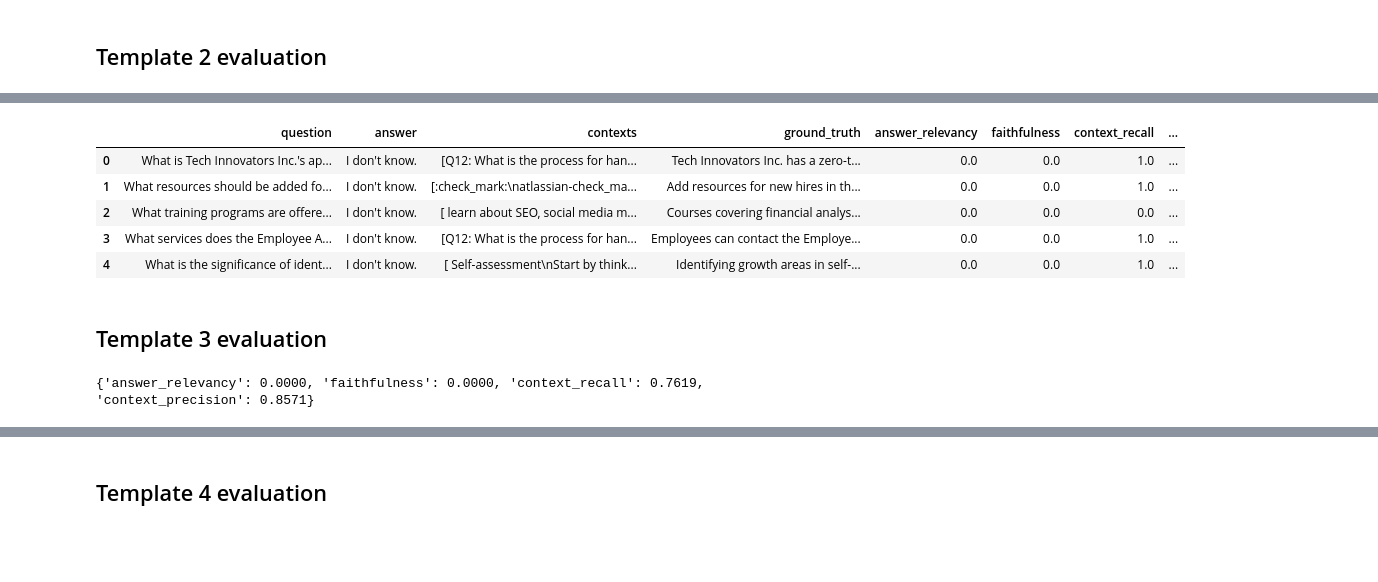
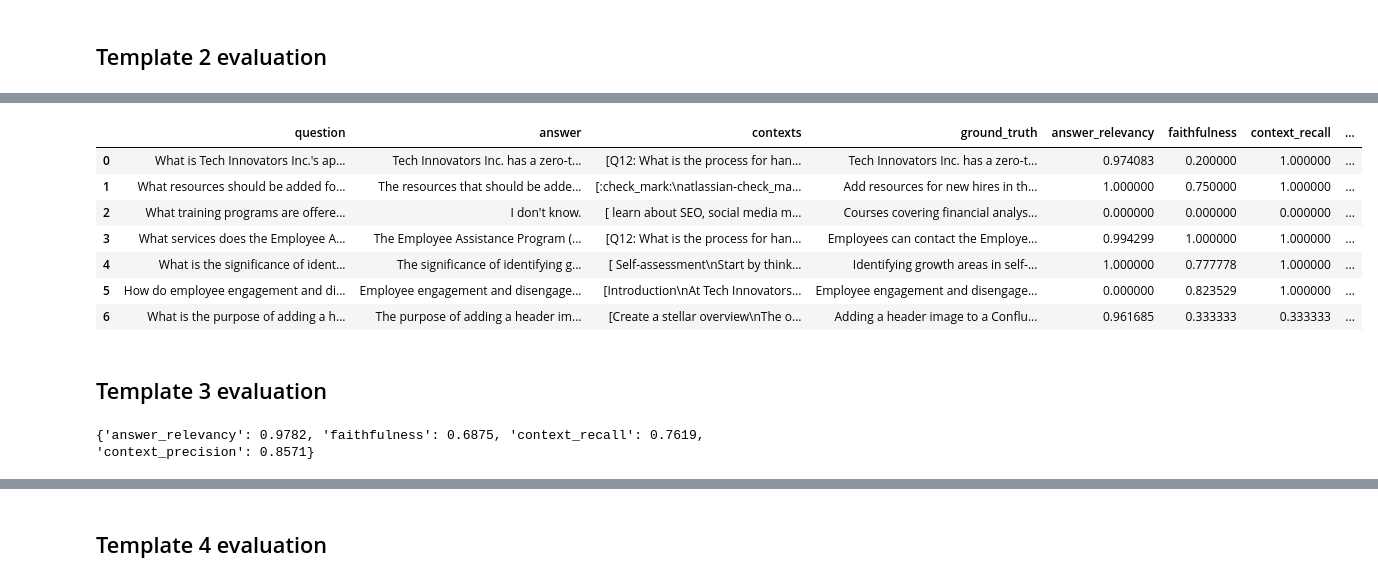
Before and after one commit to dqminhv/cohere-rag-eval, a Jupyter notebook: notebook/optimization/5-rag-prompt-opimization.ipynb, the cells around one changed output, grey strips where cells are left out. Drawn from its saved outputs; the diff is of its cells as text; code cells hidden in the pictures; blank space fills up the shorter version.

```diff
--- a/notebook/5-rag-prompt-opimization.ipynb
+++ b/notebook/optimization/5-rag-prompt-opimization.ipynb
@@ -24,7 +19,7 @@ from pymongo import MongoClient
 os.environ["OPENAI_API_KEY"] = os.getenv("OPENAI_API_KEY")
 llm = ChatOpenAI(model=os.getenv("DEFAULT_OPENAI_MODEL"))
 # embedding_model=OpenAIEmbeddings(model=os.getenv("DEFAULT_OPENAI_EMBEDDING"), disallowed_special=())
-embedding_model=OpenAIEmbeddings(model=os.getenv("DEFAULT_OPENAI_EMBEDDING"), disallowed_special=())
+embedding_model=OpenAIEmbeddings(disallowed_special=())
 # %%
 # Define MongoDB vector database
 #os.environ["ATLAS_CONNECTION_STRING"] = os.getenv("ATLAS_CONNECTION_STRING")
@@ -135,7 +130,6 @@ def call_openai_template_2(question):
    template_2 = """
     "You are an enterprise Chatbot, an AI assistant designed to retrieve information from the enterprise Confluence system.
     You specialize in providing accurate answers related to various departments like Marketing, IT, HR, Finance, and Corporate Communications.
-    Given this, can you tell me what the latest IT security guidelines are?"
 
     Use the following pieces of context to answer the question at the end.
     If you don't know the answer, just say that you don't know, don't try to make up an answer.
@@ -203,7 +197,6 @@ def call_openai_template_3(question):
    STYLE_GUIDE = "Unless the user asks for a different style of answer, you should answer in full sentences, using proper grammar and spelling."
    INSTRUCTIONS = """You are an enterprise Chatbot, an AI assistant designed to retrieve information from the enterprise Confluence system.
    You specialize in providing accurate answers related to various departments like Marketing, IT, HR, Finance, and Corporate Communications.
-   Given this, can you tell me what the latest IT security guidelines are?
                Use the following pieces of context to answer the question at the end.
                If you don't know the answer, just say that you don't know, don't try to make up an answer
                {context}
@@ -349,8 +342,7 @@ def call_openai_template_5(question):
 
    template_5 = """
     "You are an enterprise Chatbot, an AI assistant designed to retrieve information from the enterprise Confluence system.
-    You specialize in providing accurate answers related to various departments like Marketing, IT, HR, Finance, and Corporate Communications.
-    Given this, can you tell me what the latest IT security guidelines are?"
+    You specialize in providing accurate answers related to various departments like Marketing, IT, HR, Finance, Corporate Communications, etc.
 
     Use the following pieces of context to answer the question at the end. Provide answer within 150 words
     If you don't know the answer, just say that you don't know, don't try to make up an answer.
@@ -574,13 +568,15 @@ result_prompt_2
 # %%
 df = result_prompt_2.to_pandas()
-df.head()
+df
 # %% [output]
 |  | question | answer | contexts | ground_truth | answer_relevancy | faithfulness | context_recall | ... |
-| 0 | What is Tech Innovators Inc.'s ap... | I don't know. | [Q12: What is the process for han... | Tech Innovators Inc. has a zero-t... | 0.0 | 0.0 | 1.0 | ... |
-| 1 | What resources should be added fo... | I don't know. | [:check_mark:\natlassian-check_ma... | Add resources for new hires in th... | 0.0 | 0.0 | 1.0 | ... |
-| 2 | What training programs are offere... | I don't know. | [ learn about SEO, social media m... | Courses covering financial analys... | 0.0 | 0.0 | 0.0 | ... |
-| 3 | What services does the Employee A... | I don't know. | [Q12: What is the process for han... | Employees can contact the Employe... | 0.0 | 0.0 | 1.0 | ... |
-| 4 | What is the significance of ident... | I don't know. | [ Self-assessment\nStart by think... | Identifying growth areas in self-... | 0.0 | 0.0 | 1.0 | ... |
+| 0 | What is Tech Innovators Inc.'s ap... | Tech Innovators Inc. has a zero-t... | [Q12: What is the process for han... | Tech Innovators Inc. has a zero-t... | 0.974083 | 0.200000 | 1.000000 | ... |
+| 1 | What resources should be added fo... | The resources that should be adde... | [:check_mark:\natlassian-check_ma... | Add resources for new hires in th... | 1.000000 | 0.750000 | 1.000000 | ... |
+| 2 | What training programs are offere... | I don't know. | [ learn about SEO, social media m... | Courses covering financial analys... | 0.000000 | 0.000000 | 0.000000 | ... |
+| 3 | What services does the Employee A... | The Employee Assistance Program (... | [Q12: What is the process for han... | Employees can contact the Employe... | 0.994299 | 1.000000 | 1.000000 | ... |
+| 4 | What is the significance of ident... | The significance of identifying g... | [ Self-assessment\nStart by think... | Identifying growth areas in self-... | 1.000000 | 0.777778 | 1.000000 | ... |
+| 5 | How do employee engagement and di... | Employee engagement and disengage... | [Introduction\nAt Tech Innovators... | Employee engagement and disengage... | 0.000000 | 0.823529 | 1.000000 | ... |
+| 6 | What is the purpose of adding a h... | The purpose of adding a header im... | [Create a stellar overview\nThe o... | Adding a header image to a Conflu... | 0.961685 | 0.333333 | 0.333333 | ... |
 # %% [markdown]
 ## Template 3 evaluation
 # %%
@@ -631,6 +627,6 @@ result_prompt_3 = evaluate(
 
 result_prompt_3
 # %% [output]
-{'answer_relevancy': 0.0000, 'faithfulness': 0.0000, 'context_recall': 0.7619, 'context_precision': 0.8571}
+{'answer_relevancy': 0.9782, 'faithfulness': 0.6875, 'context_recall': 0.7619, 'context_precision': 0.8571}
 # %%
 df = result_prompt_3.to_pandas()
```
Also changed, not shown: parts of 11 cells of this notebook, 3 other files.
